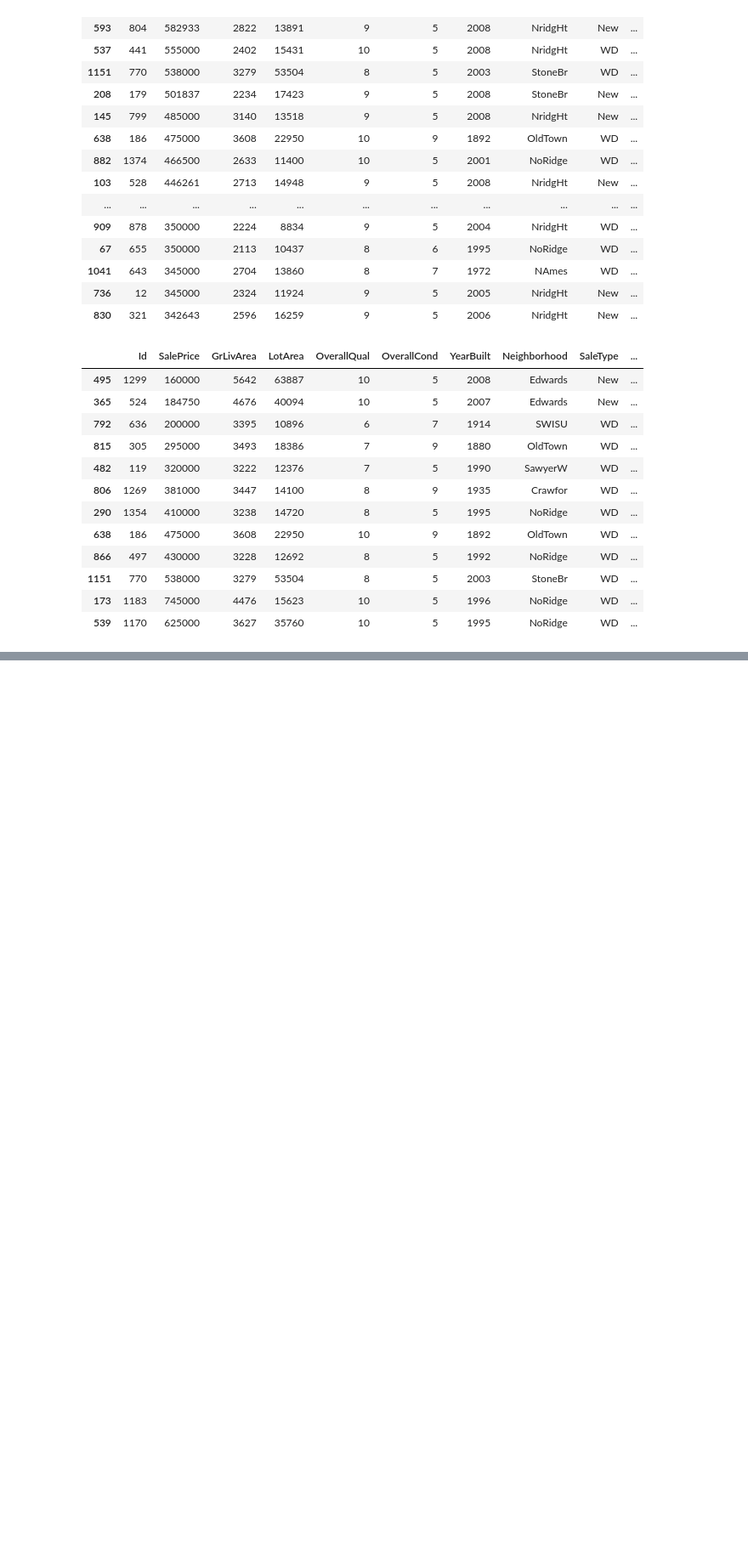
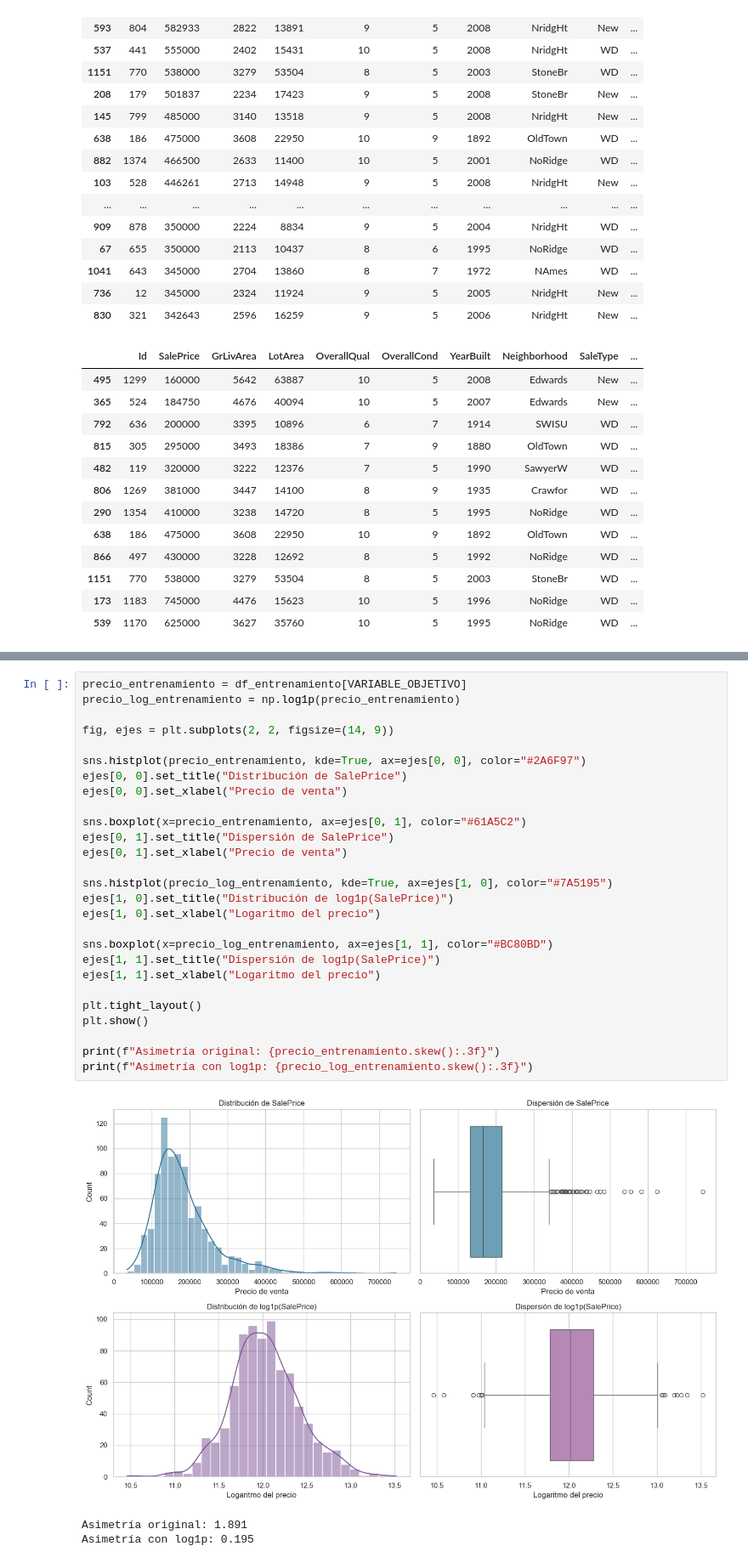
Before and after one commit to Bamo0507/Proyecto_1_Casas_Redes, a Jupyter notebook: Proyecto1.ipynb, the cells around one changed output, grey strips where cells are left out. Shown at 85% size. Saved outputs shown, nothing was run; the diff lists cells and outputs as text; blank space fills up the shorter version.

```diff
--- a/Proyecto1.ipynb
+++ b/Proyecto1.ipynb
@@ -780,0 +907,31 @@ Dicho esto, se conservarán los casos raros que mantengan coherencia entre sus v
+# %%
+precio_entrenamiento = df_entrenamiento[VARIABLE_OBJETIVO]
+precio_log_entrenamiento = np.log1p(precio_entrenamiento)
+
+fig, ejes = plt.subplots(2, 2, figsize=(14, 9))
+
+sns.histplot(precio_entrenamiento, kde=True, ax=ejes[0, 0], color="#2A6F97")
+ejes[0, 0].set_title("Distribución de SalePrice")
+ejes[0, 0].set_xlabel("Precio de venta")
+
+sns.boxplot(x=precio_entrenamiento, ax=ejes[0, 1], color="#61A5C2")
+ejes[0, 1].set_title("Dispersión de SalePrice")
+ejes[0, 1].set_xlabel("Precio de venta")
+
+sns.histplot(precio_log_entrenamiento, kde=True, ax=ejes[1, 0], color="#7A5195")
+ejes[1, 0].set_title("Distribución de log1p(SalePrice)")
+ejes[1, 0].set_xlabel("Logaritmo del precio")
+
+sns.boxplot(x=precio_log_entrenamiento, ax=ejes[1, 1], color="#BC80BD")
+ejes[1, 1].set_title("Dispersión de log1p(SalePrice)")
+ejes[1, 1].set_xlabel("Logaritmo del precio")
+
+plt.tight_layout()
+plt.show()
+
+print(f"Asimetría original: {precio_entrenamiento.skew():.3f}")
+print(f"Asimetría con log1p: {precio_log_entrenamiento.skew():.3f}")
+# %% [output]
+[figure, added]
+Asimetría original: 1.891
+Asimetría con log1p: 0.195
```
Also changed, not shown: parts of 42 cells of this notebook, 38 other files.
